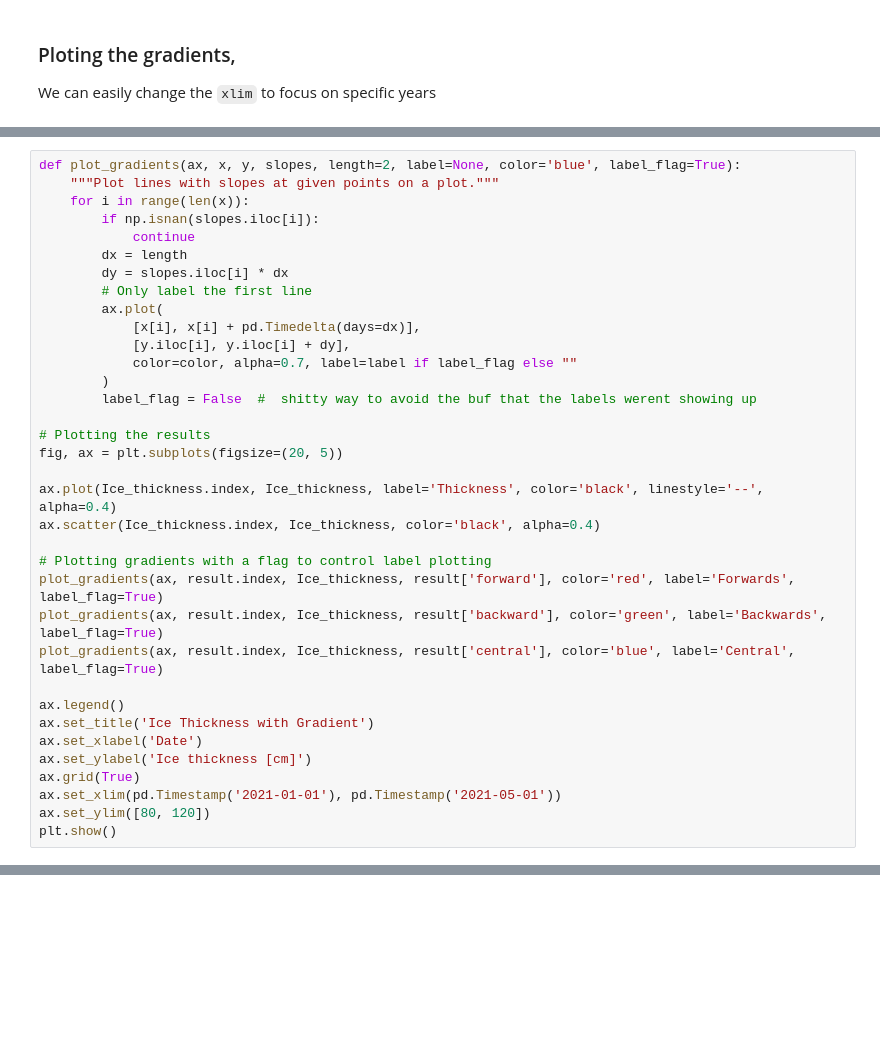
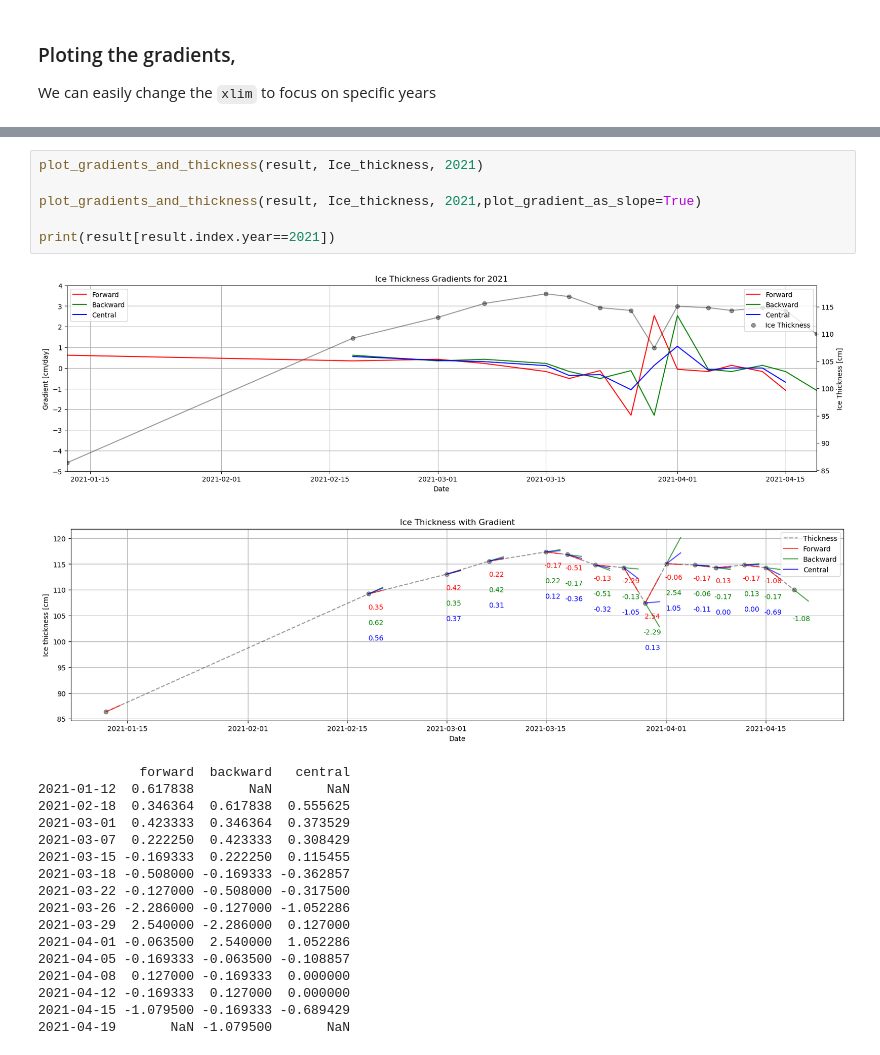
Before and after one commit to iceclassic/mude, a Jupyter notebook: book/Part_1/w3_mude.ipynb, the cells around one changed output, grey strips where cells are left out. Cells and saved outputs as stored; diff of their text form; blank space fills up the shorter version.

```diff
--- a/book/Part_1/w3_mude.ipynb
+++ b/book/Part_1/w3_mude.ipynb
@@ -280,35 +234,0 @@ plt.show()
-# %%
-def plot_gradients(ax, x, y, slopes, length=2, label=None, color='blue', label_flag=True):
-    """Plot lines with slopes at given points on a plot."""
-    for i in range(len(x)):
-        if np.isnan(slopes.iloc[i]):
-            continue
-        dx = length
-        dy = slopes.iloc[i] * dx
-        # Only label the first line
-        ax.plot(
-            [x[i], x[i] + pd.Timedelta(days=dx)],
-            [y.iloc[i], y.iloc[i] + dy],
-            color=color, alpha=0.7, label=label if label_flag else ""
-        )
-        label_flag = False  #  shitty way to avoid the buf that the labels werent showing up
-
-# Plotting the results
-fig, ax = plt.subplots(figsize=(20, 5))
-
-ax.plot(Ice_thickness.index, Ice_thickness, label='Thickness', color='black', linestyle='--', alpha=0.4)
-ax.scatter(Ice_thickness.index, Ice_thickness, color='black', alpha=0.4)
-
-# Plotting gradients with a flag to control label plotting
-plot_gradients(ax, result.index, Ice_thickness, result['forward'], color='red', label='Forwards', label_flag=True)
-plot_gradients(ax, result.index, Ice_thickness, result['backward'], color='green', label='Backwards', label_flag=True)
-plot_gradients(ax, result.index, Ice_thickness, result['central'], color='blue', label='Central', label_flag=True)
-
-ax.legend()
-ax.set_title('Ice Thickness with Gradient')
-ax.set_xlabel('Date')
-ax.set_ylabel('Ice thickness [cm]')
-ax.grid(True)
-ax.set_xlim(pd.Timestamp('2021-01-01'), pd.Timestamp('2021-05-01'))
-ax.set_ylim([80, 120])
-plt.show()
@@ -316,0 +338,25 @@ plt.show()
+# %%
+plot_gradients_and_thickness(result, Ice_thickness, 2021)
+
+plot_gradients_and_thickness(result, Ice_thickness, 2021,plot_gradient_as_slope=True)
+
+print(result[result.index.year==2021])
+# %% [output]
+[figure, added]
+[figure, added]
+             forward  backward   central
+2021-01-12  0.617838       NaN       NaN
+2021-02-18  0.346364  0.617838  0.555625
+2021-03-01  0.423333  0.346364  0.373529
+2021-03-07  0.222250  0.423333  0.308429
+2021-03-15 -0.169333  0.222250  0.115455
+2021-03-18 -0.508000 -0.169333 -0.362857
+2021-03-22 -0.127000 -0.508000 -0.317500
+2021-03-26 -2.286000 -0.127000 -1.052286
+2021-03-29  2.540000 -2.286000  0.127000
+2021-04-01 -0.063500  2.540000  1.052286
+2021-04-05 -0.169333 -0.063500 -0.108857
+2021-04-08  0.127000 -0.169333  0.000000
+2021-04-12 -0.169333  0.127000  0.000000
+2021-04-15 -1.079500 -0.169333 -0.689429
+2021-04-19       NaN -1.079500       NaN
```
Also changed, not shown: parts of 10 cells of this notebook.
